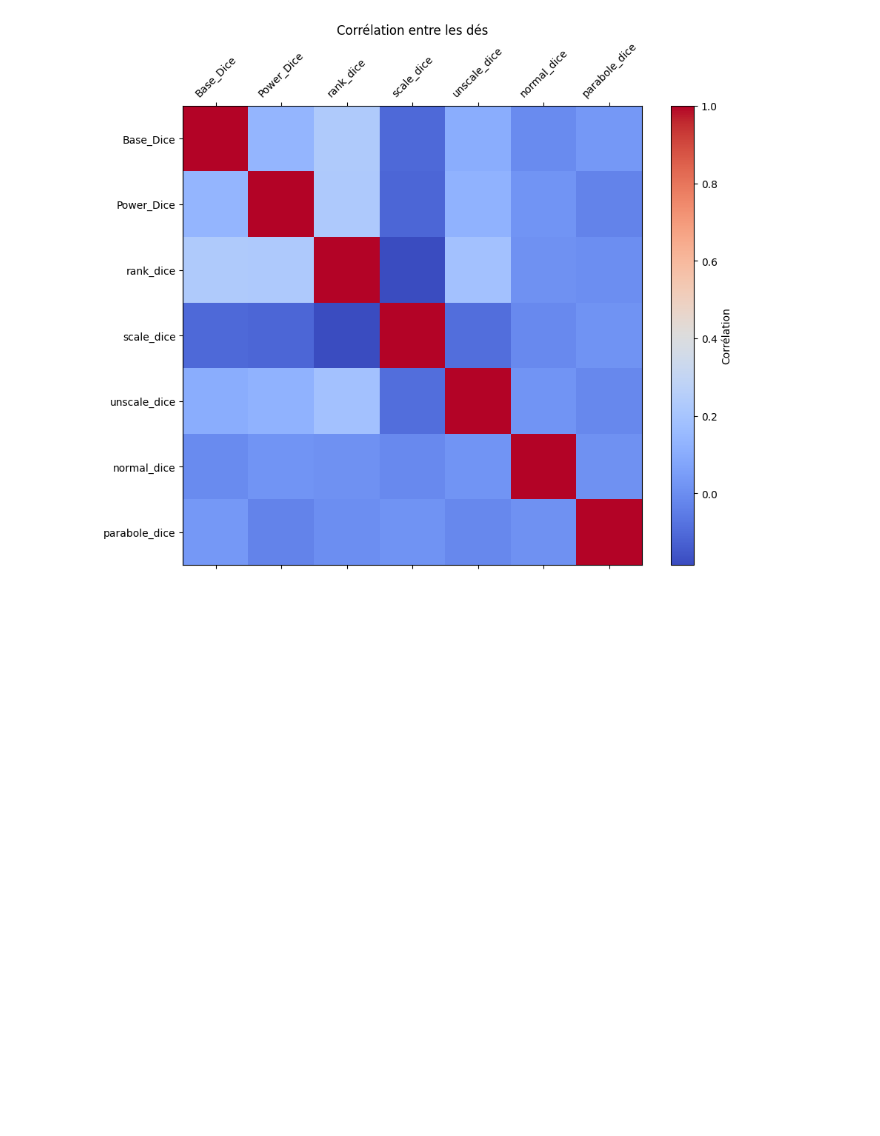
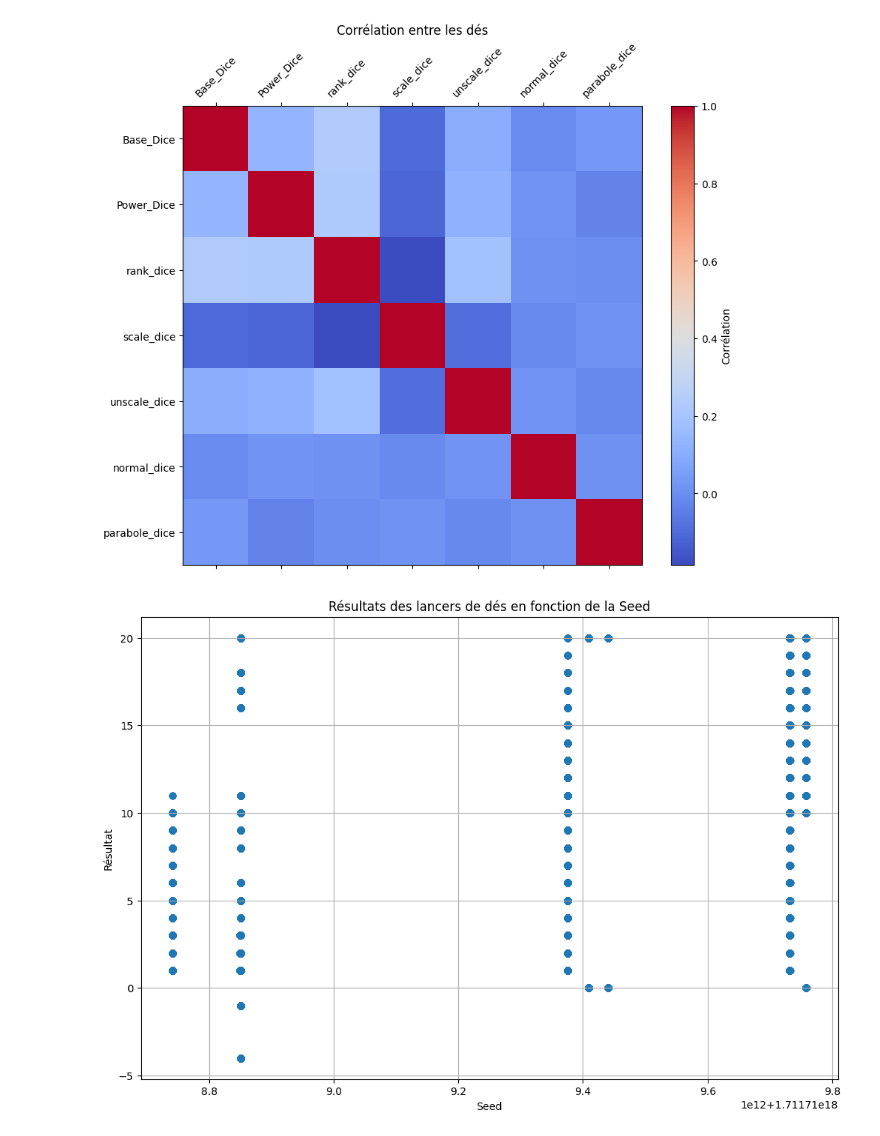
Before and after one commit to lorensviguie/TP-Analyse_YnovB2, a Jupyter notebook: data_analyse/data_14h35.ipynb, the cells around one changed output. Cells and saved outputs as stored; diff of their text form; code cells hidden in the pictures; blank space fills up the shorter version.

```diff
--- a/data_analyse/lolo.ipynb
+++ b/data_analyse/data_14h35.ipynb
@@ -12,7 +12,7 @@
 import pandas as pd
 import matplotlib.pyplot as plt
 # %%
-dice_data = pd.DataFrame(pd.read_csv("donnees.csv"))
+dice_data = pd.DataFrame(pd.read_csv("donnees_14h35.csv"))
 dice_data.groupby('Nom_dé')['Résultat'].mean()
 # %% [output]
 Nom_dé
@@ -110,3 +110,13 @@ plt.title('Corrélation entre les dés')
 plt.show()
 # %% [output]
 [figure]
+# %%
+plt.figure(figsize=(12, 8))
+plt.scatter(df['Seed'], df['Résultat'], alpha=0.5)
+plt.title('Résultats des lancers de dés en fonction de la Seed')
+plt.xlabel('Seed')
+plt.ylabel('Résultat')
+plt.grid(True)
+plt.show()
+# %% [output]
+[figure, added]
```
Also changed, not shown: 3 other files.
